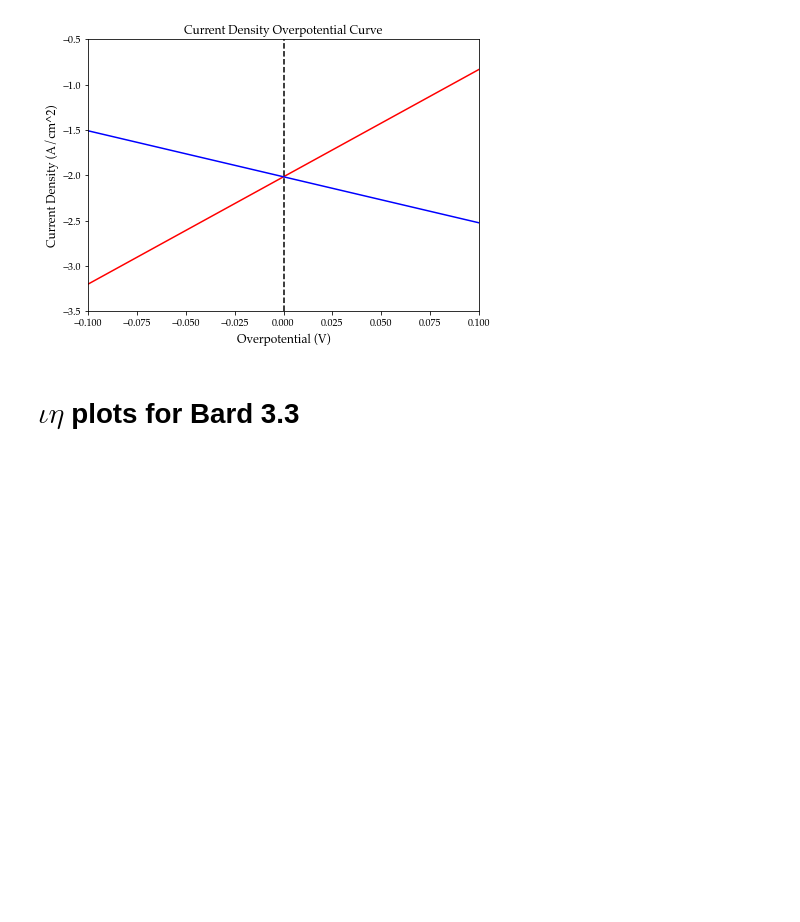
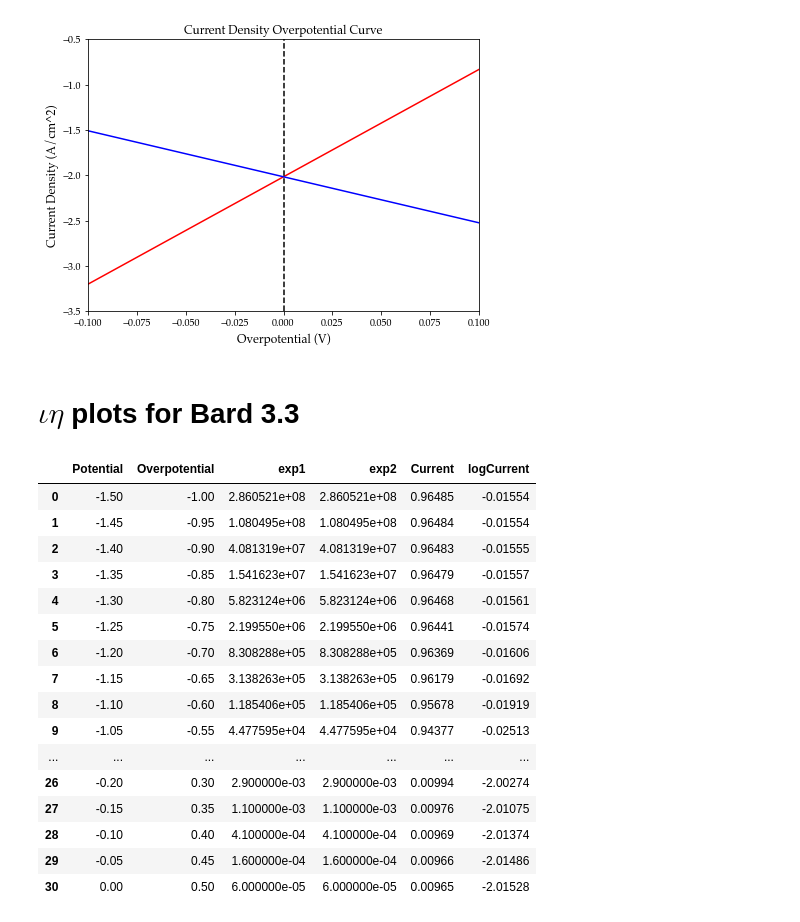
Before and after one commit to jmsieffer/ChemPhysicsMisc, a Jupyter notebook: ChemPhysicsMisc/MiscScienceScripts/ButlerVolmer.ipynb, the cells around one changed output. Cells and saved outputs as stored; diff of their text form; code cells hidden in the pictures; blank space fills up the shorter version.

```diff
--- a/ChemPhysicsMisc/MiscScienceScripts/ButlerVolmer.ipynb
+++ b/ChemPhysicsMisc/MiscScienceScripts/ButlerVolmer.ipynb
@@ -119,40 +119,59 @@ n=1
 a=0.5
 kTT=1.0*10**(-4)
 f = F/(R*T)
-i0 = ExchangeCurrent(a,kTT, CO2, CR2)
+i0 = ExchangeCurrent(a, kTT, CO2, CR2)
 
 #Find ilc and ila
 def iancat(m, C):
     return n * F * m * C
 
 ila = iancat(mR,CR2)
 ilc = iancat(mO,CO2)
 
 #Creating the DataFrame full of data
 Potential = np.arange(-1.5,0.05,.05)
 Overpotential = Potential + 0.5
 df = pd.DataFrame({'Potential': Potential, 'Overpotential': Overpotential})
 df = df.round(3)
 
 def exp1(Overpotential):
     return np.exp(-a * f * Overpotential)
 
 def exp2(Overpotential):
-    return np.exp(1-a * f * Overpotential)
+    return np.exp((1-a) * f * Overpotential)
 
 def Current(Overpotential, ilc, ila):
-    return (exp1(Overpotential)- exp2(Overpotential))/ ((1/i0) + (exp1(Overpotential)/ilc) + (exp1(Overpotential)/ila))
+    return (exp1(Overpotential) - exp2(Overpotential))/ ((1/i0) + (exp1(Overpotential)/ilc) - (exp2(Overpotential)/ila))
 
 exp1set = exp1(df.Overpotential)
 df['exp1'] = exp1set
 exp2set = exp2(df.Overpotential)
 df['exp2'] = exp1set
-CurrentBT = Current(df.Overpotential, ilc, ila)
+CurrentBT = abs(Current(df.Overpotential, ilc, ila))
 df['Current'] = CurrentBT
-logCurrent = np.log10(abs(df['Current']))
+logCurrent = np.log10(df['Current'])
 df['logCurrent'] = logCurrent
 
 df = df.round(5)
+df
+# %% [output]
+|  | Potential | Overpotential | exp1 | exp2 | Current | logCurrent |
+| 0 | -1.50 | -1.00 | 2.860521e+08 | 2.860521e+08 | 0.96485 | -0.01554 |
+| 1 | -1.45 | -0.95 | 1.080495e+08 | 1.080495e+08 | 0.96484 | -0.01554 |
+| 2 | -1.40 | -0.90 | 4.081319e+07 | 4.081319e+07 | 0.96483 | -0.01555 |
+| 3 | -1.35 | -0.85 | 1.541623e+07 | 1.541623e+07 | 0.96479 | -0.01557 |
+| 4 | -1.30 | -0.80 | 5.823124e+06 | 5.823124e+06 | 0.96468 | -0.01561 |
+| 5 | -1.25 | -0.75 | 2.199550e+06 | 2.199550e+06 | 0.96441 | -0.01574 |
+| 6 | -1.20 | -0.70 | 8.308288e+05 | 8.308288e+05 | 0.96369 | -0.01606 |
+| 7 | -1.15 | -0.65 | 3.138263e+05 | 3.138263e+05 | 0.96179 | -0.01692 |
+| 8 | -1.10 | -0.60 | 1.185406e+05 | 1.185406e+05 | 0.95678 | -0.01919 |
+| 9 | -1.05 | -0.55 | 4.477595e+04 | 4.477595e+04 | 0.94377 | -0.02513 |
+| ... | ... | ... | ... | ... | ... | ... |
+| 26 | -0.20 | 0.30 | 2.900000e-03 | 2.900000e-03 | 0.00994 | -2.00274 |
+| 27 | -0.15 | 0.35 | 1.100000e-03 | 1.100000e-03 | 0.00976 | -2.01075 |
+| 28 | -0.10 | 0.40 | 4.100000e-04 | 4.100000e-04 | 0.00969 | -2.01374 |
+| 29 | -0.05 | 0.45 | 1.600000e-04 | 1.600000e-04 | 0.00966 | -2.01486 |
+| 30 | 0.00 | 0.50 | 6.000000e-05 | 6.000000e-05 | 0.00965 | -2.01528 |
 # %%
 #Plot Current vs Overpotential
 fig = plt.figure(figsize = (7,5))
```
Also changed, not shown: parts of 3 cells of this notebook.
